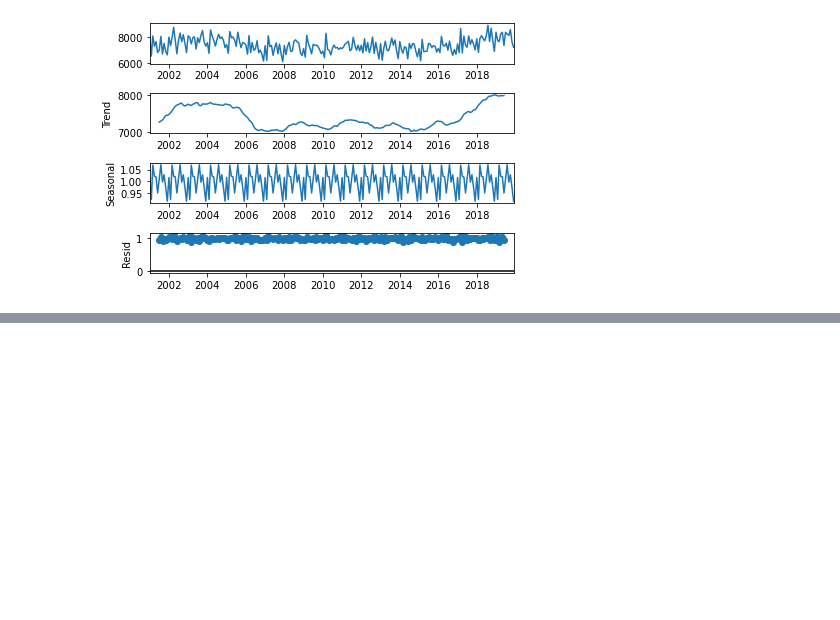
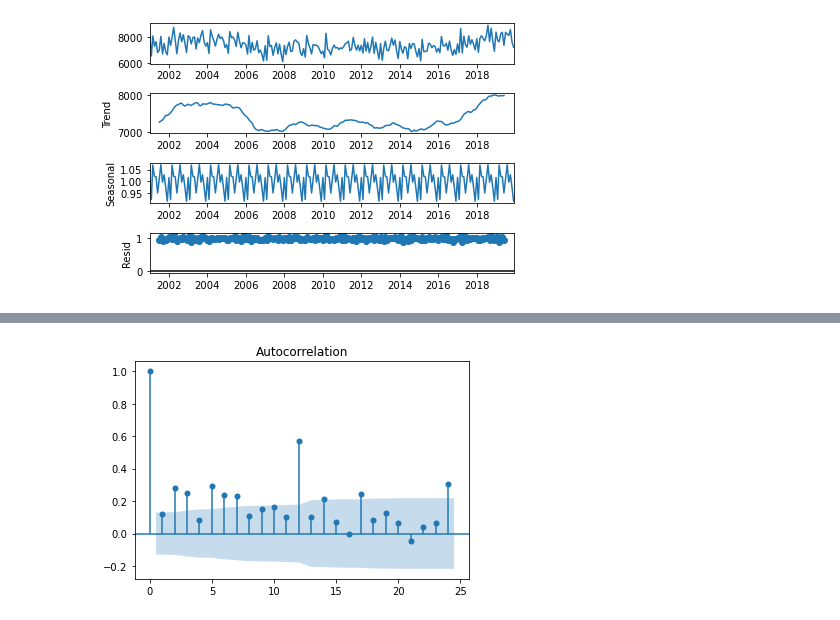
Before and after one commit to daianeklein/bootcamp-Alura, a Jupyter notebook: Modulo4-Series_temporais.ipynb, the cells around one changed output, grey strips where cells are left out. Drawn from its saved outputs; the diff is of its cells as text; code cells hidden in the pictures; blank space fills up the shorter version.

```diff
--- a/Modulo4-Series_temporais.ipynb
+++ b/Modulo4-Series_temporais.ipynb
@@ -322,0 +356,4 @@ decomposicao.plot();
+# %%
+plot_acf(dados_set['Casos']);
+# %% [output]
+[figure, added]
```
Also changed, not shown: parts of 13 cells of this notebook.
